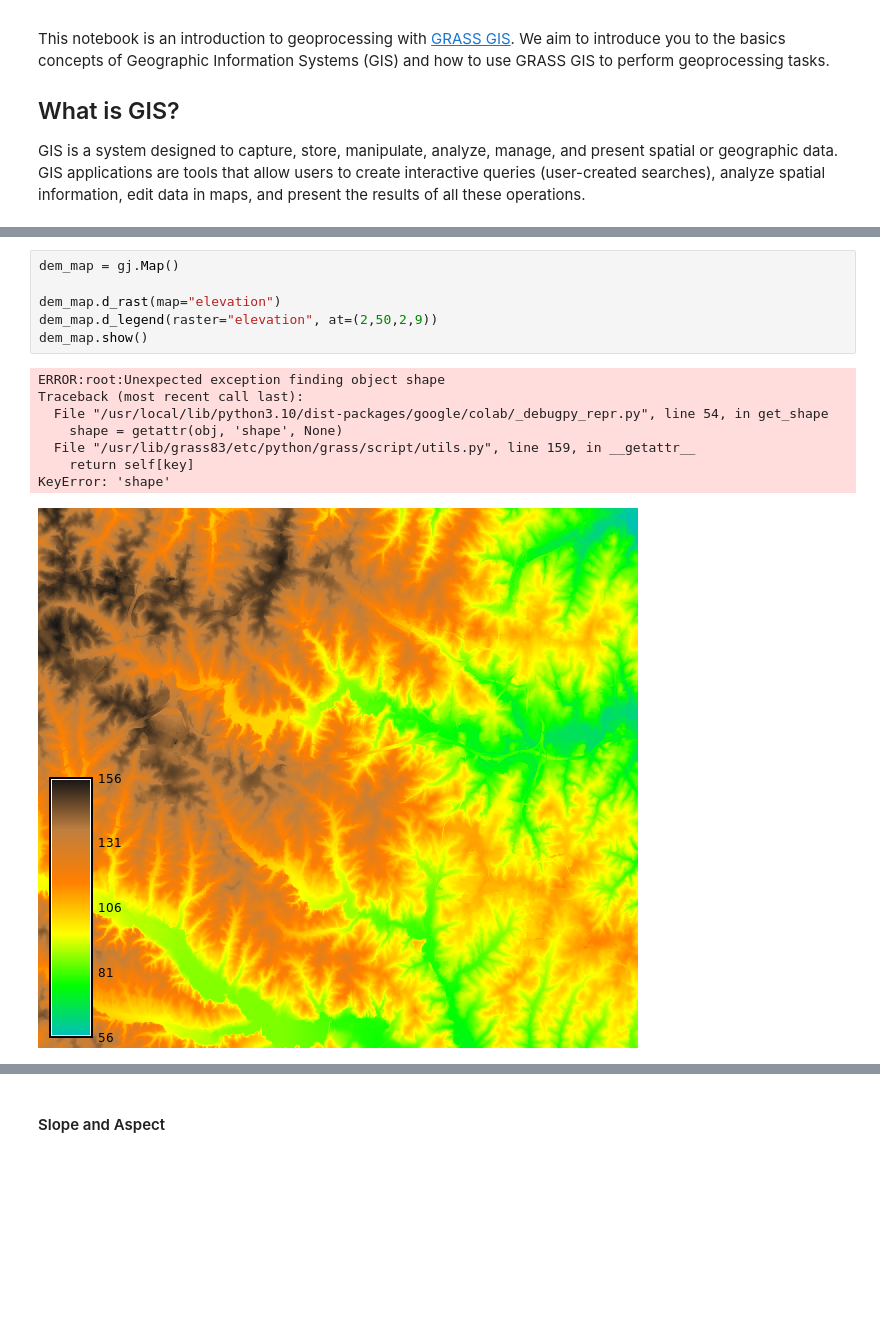
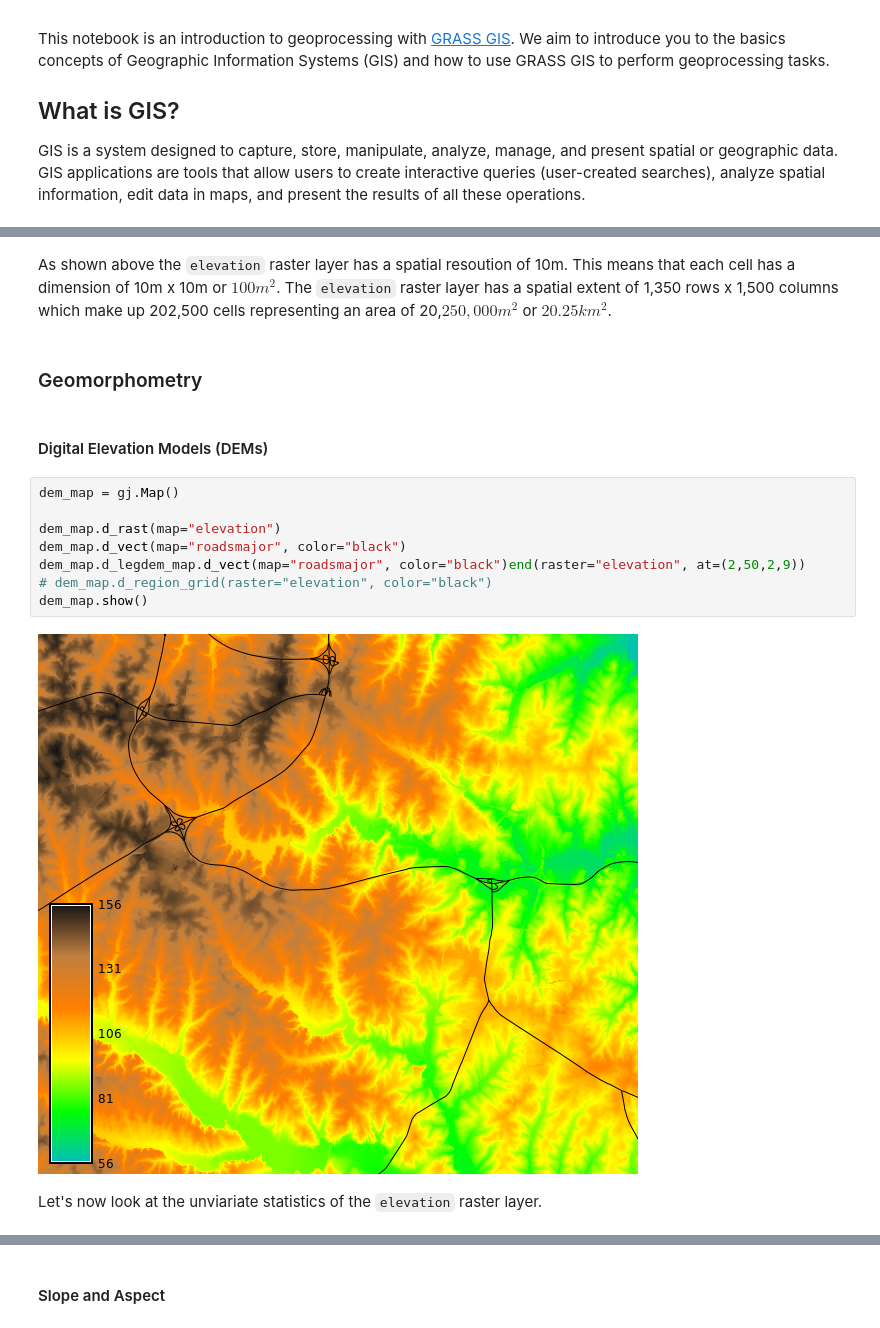
Before and after one commit to OpenPlainsInc/intro-to-geoprocessing-workshop, a Jupyter notebook: geoprocessing.ipynb, the cells around one changed output, grey strips where cells are left out. Cells and saved outputs as stored; diff of their text form; blank space fills up the shorter version.

```diff
--- a/geoprocessing.ipynb
+++ b/geoprocessing.ipynb
@@ -193,15 +214,18 @@ gs.parse_command("g.region", raster="elevation", flags="p")
+# %% [markdown]
+As shown above the `elevation` raster layer has a spatial resoution of 10m. This means that each cell has a dimension of 10m x 10m or $100m^2$. The `elevation` raster layer has a spatial extent of 1,350 rows x 1,500 columns which make up 202,500 cells representing an area of 20,$250,000m^2$ or $20.25km^2$.
+# %% [markdown]
+### Geomorphometry
+# %% [markdown]
+#### Digital Elevation Models (DEMs)
 # %%
 dem_map = gj.Map()
 
 dem_map.d_rast(map="elevation")
-dem_map.d_legend(raster="elevation", at=(2,50,2,9))
+dem_map.d_vect(map="roadsmajor", color="black")
+dem_map.d_legdem_map.d_vect(map="roadsmajor", color="black")end(raster="elevation", at=(2,50,2,9))
+# dem_map.d_region_grid(raster="elevation", color="black")
 dem_map.show()
 # %% [output]
-ERROR:root:Unexpected exception finding object shape
-Traceback (most recent call last):
-  File "/usr/local/lib/python3.10/dist-packages/google/colab/_debugpy_repr.py", line 54, in get_shape
-    shape = getattr(obj, 'shape', None)
-  File "/usr/lib/grass83/etc/python/grass/script/utils.py", line 159, in __getattr__
-    return self[key]
-KeyError: 'shape'
-[figure, old version]
+[figure, new version]
+# %% [markdown]
+Let's now look at the unviariate statistics of the `elevation` raster layer.
```
Also changed, not shown: parts of 21 cells of this notebook.
